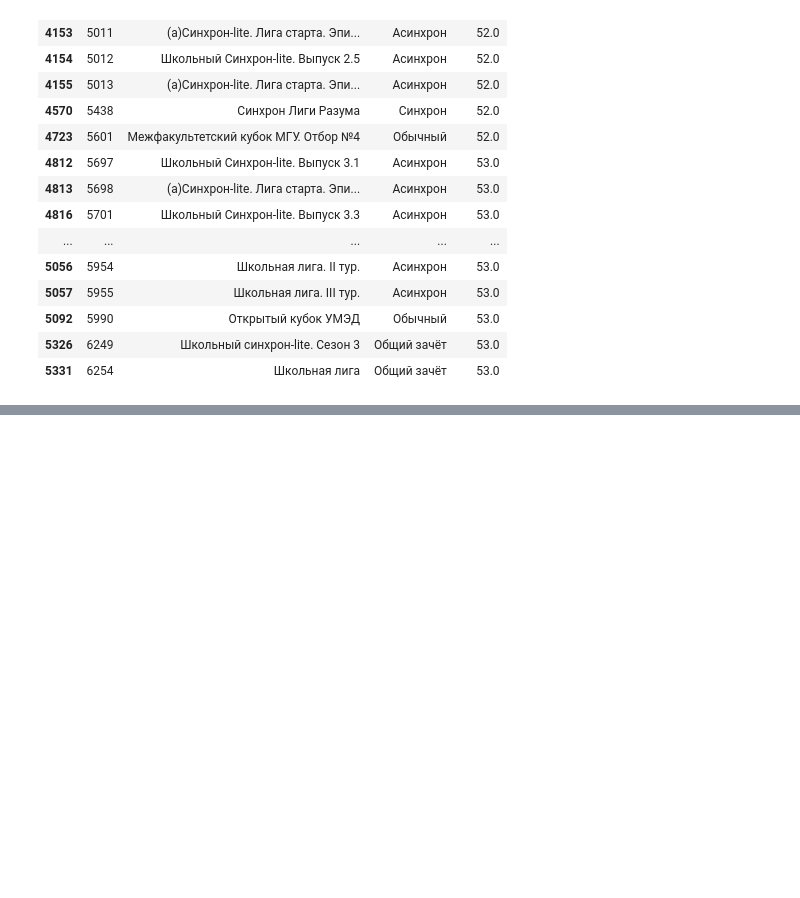
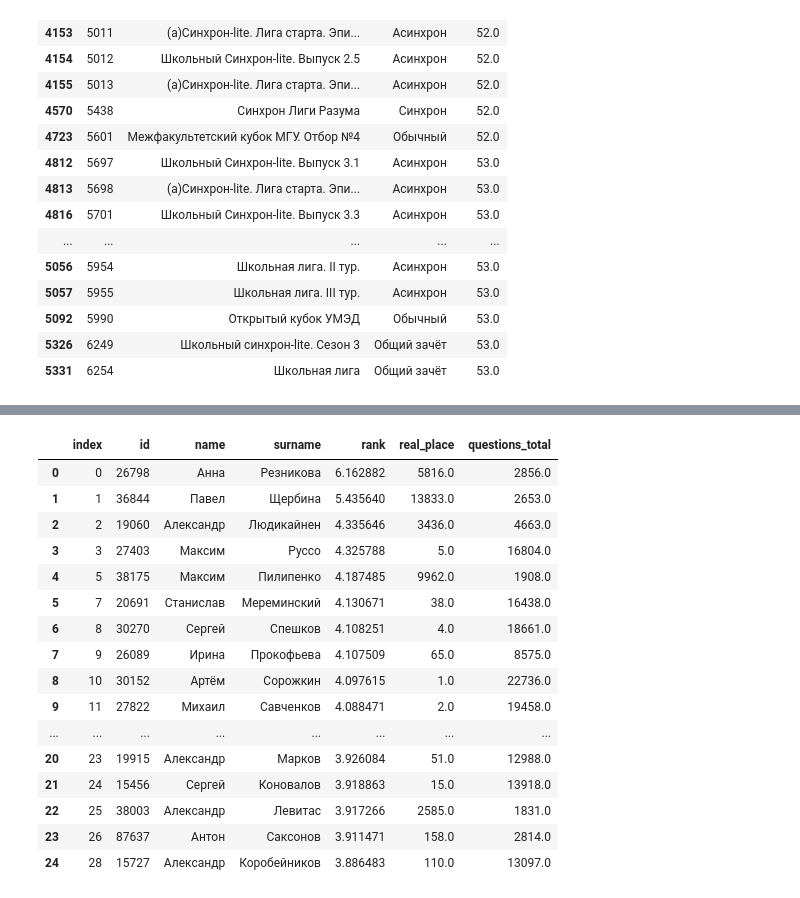
Before and after one commit to holyketzer/made-adv-ml, a Jupyter notebook: hw2/hw2.ipynb, the cells around one changed output, grey strips where cells are left out. Saved outputs shown, nothing was run; the diff lists cells and outputs as text; code cells hidden in the pictures; blank space fills up the shorter version.

```diff
--- a/hw2/hw2.ipynb
+++ b/hw2/hw2.ipynb
@@ -534,33 +529,3 @@ Iteration: 99 Loss: 0.35825 1.0574944561446e-05
 Step: 100
 Spearman: 0.778
 Kendall: 0.61327
-# %%
-em_model = EMLogReg(em_bootstrap_model)
-print("Bootstrapped model")
-evaluate_model(em_model, df_test)
-print("")
-
-for step in range(50):
-    # E-step
-    preds = em_model.predict_proba(players_train_mtx)
-
-    offset = 0
-    for members_count in members_count_seq:
-        for qi in range(TOUR_QUESTIONS_COUNT):
-            team = range(offset, offset + members_count)
-
-            team_lose_proba = preds[:, 0][team].prod()
-            team_win_proba = 1 - team_lose_proba
-            preds[:, 1][team] /= team_win_proba
-
-            offset += members_count
-
-    z = preds[:, 1].clip(0, 1)
-    z[train_y == 0] = 0
-
-    # M-step
-    em_model.fit(players_train_mtx, z, max_iters=50, tol=0.000001, lr=10)
-
-    print("\nStep:", step + 1)
-    evaluate_model(em_model, df_test)
-    print("")
@@ -657,0 +675,11 @@ df_tours_view[df_tours_view["id"].isin(easiest_tour_ids)]
+# %%
+def merge_question_count(df_rank):
+    df = df_results_norm[["questions_total", "team_members"]].copy().rename(columns={"team_members": "id"})
+    df["id"] = df["id"].apply(ast.literal_eval)
+    df = df.explode("id").groupby("id").agg({"questions_total": "sum"})
+
+    return df_rank.merge(df, how="left", on="id")
+# %%
+df_lr_rank = build_rank_df(em_model.coef_()[1:PLAYERS_COUNT+1])
+df_lr_rank = merge_question_count(df_lr_rank)
+df_lr_rank.head(25)
@@ -657,0 +704,20 @@ df_tours_view[df_tours_view["id"].isin(easiest_tour_ids)]
+# %%
+df_lr_rank[df_lr_rank["questions_total"] > 1000].reset_index().head(25)
+# %% [output]
+|  | index | id | name | surname | rank | real_place | questions_total |
+| 0 | 0 | 26798 | Анна | Резникова | 6.162882 | 5816.0 | 2856.0 |
+| 1 | 1 | 36844 | Павел | Щербина | 5.435640 | 13833.0 | 2653.0 |
+| 2 | 2 | 19060 | Александр | Людикайнен | 4.335646 | 3436.0 | 4663.0 |
+| 3 | 3 | 27403 | Максим | Руссо | 4.325788 | 5.0 | 16804.0 |
+| 4 | 5 | 38175 | Максим | Пилипенко | 4.187485 | 9962.0 | 1908.0 |
+| 5 | 7 | 20691 | Станислав | Мереминский | 4.130671 | 38.0 | 16438.0 |
+| 6 | 8 | 30270 | Сергей | Спешков | 4.108251 | 4.0 | 18661.0 |
+| 7 | 9 | 26089 | Ирина | Прокофьева | 4.107509 | 65.0 | 8575.0 |
+| 8 | 10 | 30152 | Артём | Сорожкин | 4.097615 | 1.0 | 22736.0 |
+| 9 | 11 | 27822 | Михаил | Савченков | 4.088471 | 2.0 | 19458.0 |
+| ... | ... | ... | ... | ... | ... | ... | ... |
+| 20 | 23 | 19915 | Александр | Марков | 3.926084 | 51.0 | 12988.0 |
+| 21 | 24 | 15456 | Сергей | Коновалов | 3.918863 | 15.0 | 13918.0 |
+| 22 | 25 | 38003 | Александр | Левитас | 3.917266 | 2585.0 | 1831.0 |
+| 23 | 26 | 87637 | Антон | Саксонов | 3.911471 | 158.0 | 2814.0 |
+| 24 | 28 | 15727 | Александр | Коробейников | 3.886483 | 110.0 | 13097.0 |
```
Also changed, not shown: parts of 13 cells of this notebook.
